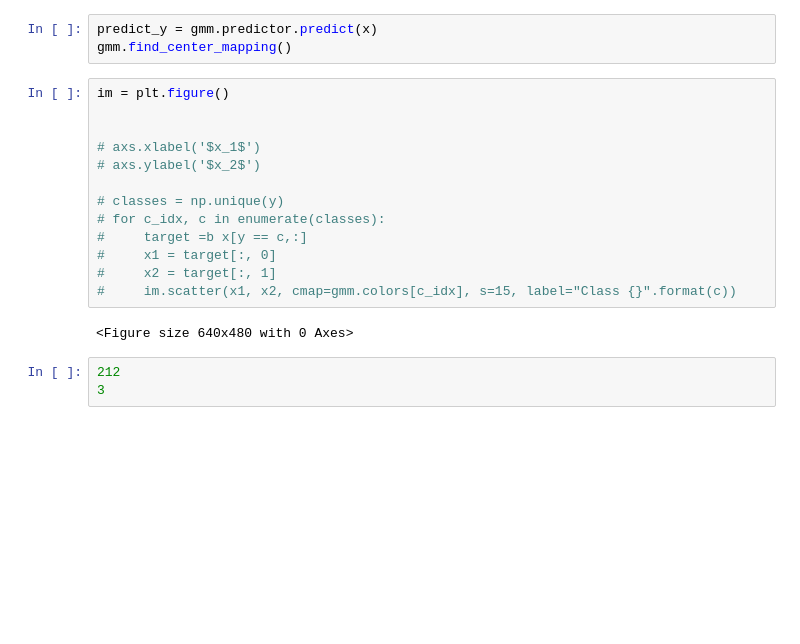
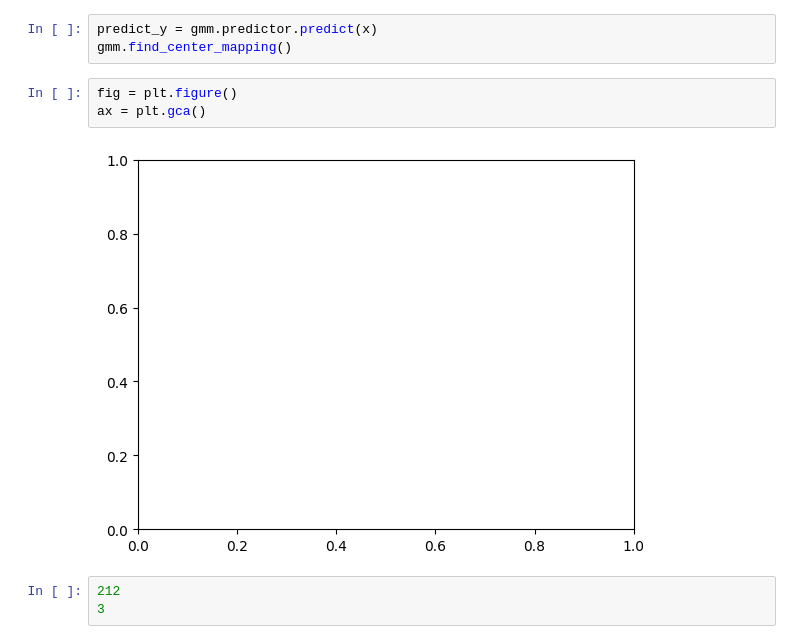
Before and after one commit to EonianCoda/ncku_IntroToAI_hw, a Jupyter notebook: hw5/gmm.ipynb, the cells around one changed output. Cells and saved outputs as stored; diff of their text form; blank space fills up the shorter version.

```diff
--- a/hw5/gmm.ipynb
+++ b/hw5/gmm.ipynb
@@ -124,21 +237,11 @@ gmm.set_gmm()
 # %%
 predict_y = gmm.predictor.predict(x)
 gmm.find_center_mapping()
-# %%
-im = plt.figure()
-
-
-# axs.xlabel('$x_1$')
-# axs.ylabel('$x_2$')
-
-# classes = np.unique(y)
-# for c_idx, c in enumerate(classes):
-#     target =b x[y == c,:]
-#     x1 = target[:, 0]
-#     x2 = target[:, 1]
-#     im.scatter(x1, x2, cmap=gmm.colors[c_idx], s=15, label="Class {}".format(c))
-# %% [output]
-<Figure size 640x480 with 0 Axes>
+# %%
+fig = plt.figure()
+ax = plt.gca()
+# %% [output]
+[figure, added]
 # %%
 212
 3
```
Also changed, not shown: parts of 6 cells of this notebook.
